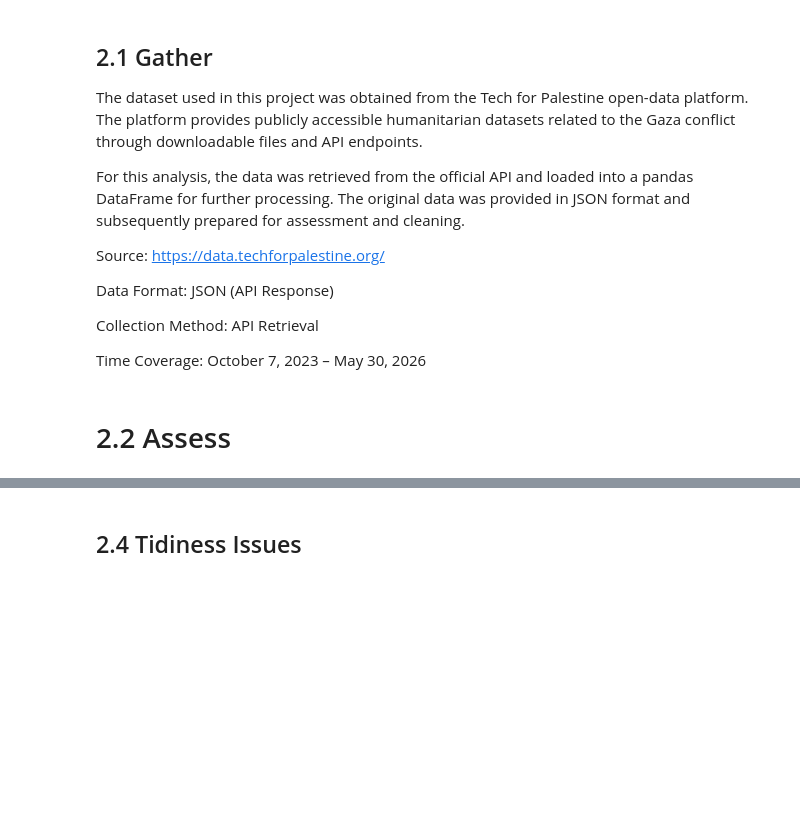
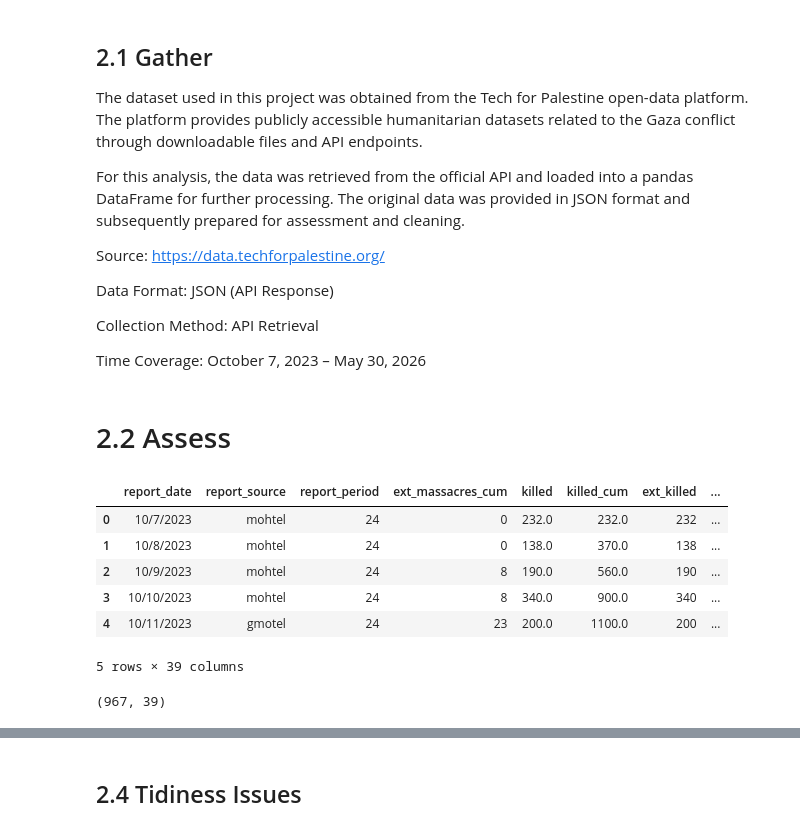
Before and after one commit to aya-alharazin/gaza-humanitarian-data-analysis, a Jupyter notebook: eda.ipynb, the cells around one changed output, grey strips where cells are left out. Saved outputs shown, nothing was run; the diff lists cells and outputs as text; code cells hidden in the pictures; blank space fills up the shorter version.

```diff
--- a/eda.ipynb
+++ b/eda.ipynb
@@ -55,0 +58,15 @@ Time Coverage: October 7, 2023 – May 30, 2026
+# %%
+df = pd.read_csv('Gaza Casualties and Infrastructure Damage Dataset.csv')
+df.head()
+# %% [output]
+|  | report_date | report_source | report_period | ext_massacres_cum | killed | killed_cum | ext_killed | ... |
+| 0 | 10/7/2023 | mohtel | 24 | 0 | 232.0 | 232.0 | 232 | ... |
+| 1 | 10/8/2023 | mohtel | 24 | 0 | 138.0 | 370.0 | 138 | ... |
+| 2 | 10/9/2023 | mohtel | 24 | 8 | 190.0 | 560.0 | 190 | ... |
+| 3 | 10/10/2023 | mohtel | 24 | 8 | 340.0 | 900.0 | 340 | ... |
+| 4 | 10/11/2023 | gmotel | 24 | 23 | 200.0 | 1100.0 | 200 | ... |
+5 rows × 39 columns
+# %%
+df.shape
+# %% [output]
+(967, 39)
```
Also changed, not shown: parts of 5 cells of this notebook.
